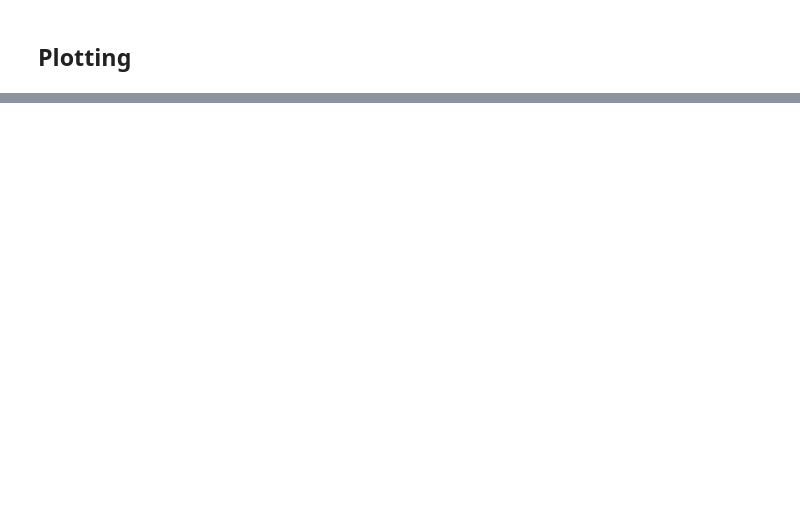
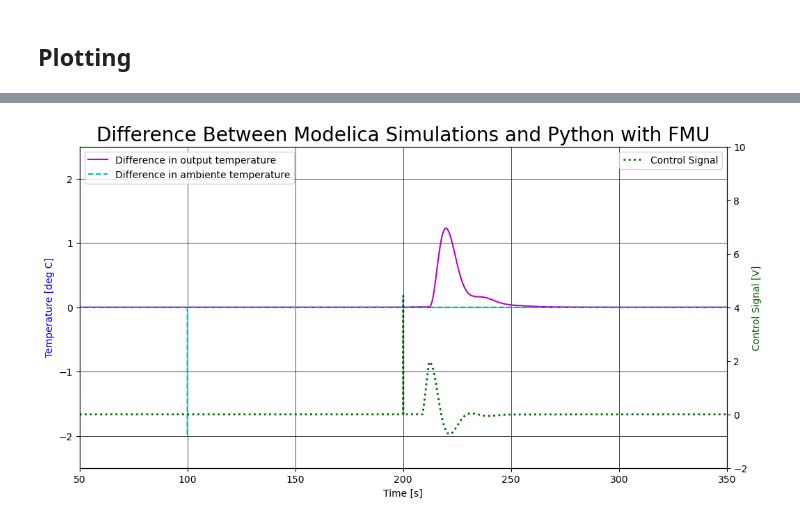
Before and after one commit to cmbNor/Advanced-Control-Implementation-with-Modelica, a Jupyter notebook: PythonSourceCode/AirHeaterFMUWithPID/2-AirHeaterFMUtoPIDevaluation.ipynb, the cells around one changed output, grey strips where cells are left out. Drawn from its saved outputs; the diff is of its cells as text; code cells hidden in the pictures; blank space fills up the shorter version.

```diff
--- a/PythonSourceCode/AirHeaterFMUWithPID/2-AirHeaterFMUtoPIDevaluation.ipynb
+++ b/PythonSourceCode/AirHeaterFMUWithPID/2-AirHeaterFMUtoPIDevaluation.ipynb
@@ -136,32 +136,34 @@ plt.title('Difference Between Modelica Simulations and Python with FMU', fontsiz
 ax4 = ax3.twinx();
 
 #Range of both X-axises
 ax3.set_ylim(-2.5, 2.5);
 ax4.set_ylim(-2, 10);
 
 # Set up the axis labels
 ax3.set_xlabel('Time [s]')
 ax3.set_ylabel('Temperature [deg C]', color='b')
 ax4.set_ylabel('Control Signal [V]', color='darkgreen')
 
 # Customize the major grid (outer grid)
 ax3.grid(which='both', linestyle='-', linewidth='0.5', color='black')
 
 # Set up data to be plotted with additional parameters
-ax3.plot(dfTFMU_PID_diff.time, dfTFMU_PID_diff.OutputTemperatureDiff, 'm-', label='OpenModelica_Explicit_Euler', linewidth=1.5)
-ax3.plot(dfTFMU_PID_diff.time, dfTFMU_PID_diff.AmbienteTemperature, 'c', linestyle='--', label='OpenModelica_Cvode', linewidth=1.5)
+ax3.plot(dfTFMU_PID_diff.time, dfTFMU_PID_diff.OutputTemperatureDiff, 'm-', label='Difference in output temperature', linewidth=1.5)
+ax3.plot(dfTFMU_PID_diff.time, dfTFMU_PID_diff.AmbienteTemperature, 'c', linestyle='--', label='Difference in ambiente temperature', linewidth=1.5)
 
 ax4.plot(dfTFMU_PID_diff.time, dfTFMU_PID_diff.ControlSignalDiff, 'darkgreen', linestyle=':', label='Control Signal', linewidth=2)
 
 # Configure placement of data legends
 ax3.legend(loc='upper left')
 ax4.legend(loc='upper right')
 
 # Set x-axis limits to include only data up to 300 seconds
 ax3.set_xlim(50, 350)
 ax4.set_xlim(50, 350)
 
 # Save a copy of the plot
 plt.savefig('plots/pltCompareDIFFPyFMUandOpenModPID.png', dpi=300, bbox_inches='tight')
 
 plt.show()
+# %% [output]
+[figure, added]
```
Also changed, not shown: parts of 10 cells of this notebook, 2 other files.
